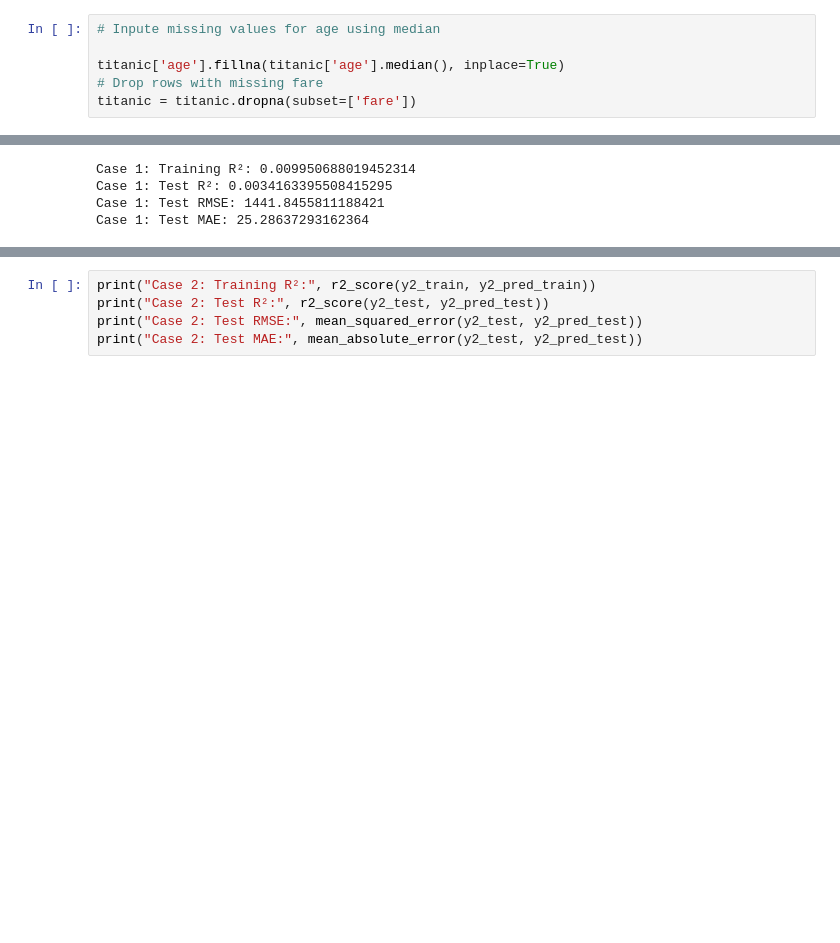
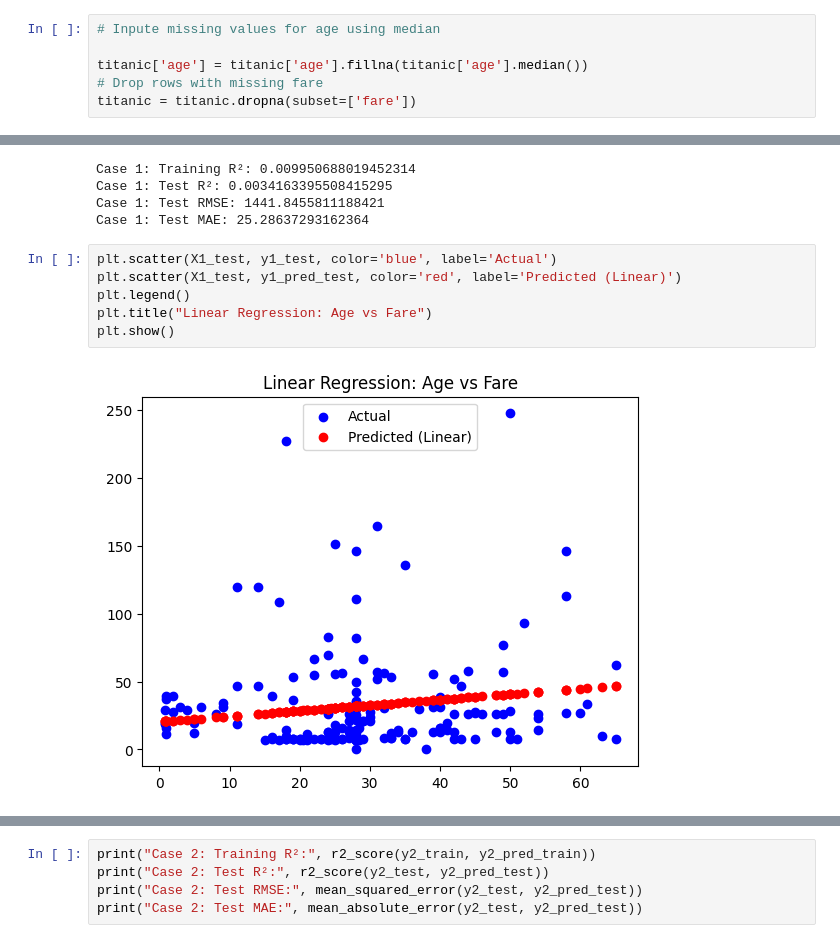
Before and after one commit to hrawp/applied-ml-hrawp, a Jupyter notebook: notebooks/project04/ml04__aaron.ipynb, the cells around one changed output, grey strips where cells are left out. Cells and saved outputs as stored; diff of their text form; blank space fills up the shorter version.

```diff
--- a/notebooks/project04/ml04__aaron.ipynb
+++ b/notebooks/project04/ml04__aaron.ipynb
@@ -115,6 +105,6 @@ alone         0.404744  1.000000
 # %%
 # Inpute missing values for age using median
 
-titanic['age'].fillna(titanic['age'].median(), inplace=True)
+titanic['age'] = titanic['age'].fillna(titanic['age'].median())
 # Drop rows with missing fare
 titanic = titanic.dropna(subset=['fare'])
@@ -235,3 +218,11 @@ Case 1: Training R²: 0.009950688019452314
 Case 1: Test R²: 0.0034163395508415295
 Case 1: Test RMSE: 1441.8455811188421
 Case 1: Test MAE: 25.28637293162364
+# %%
+plt.scatter(X1_test, y1_test, color='blue', label='Actual')
+plt.scatter(X1_test, y1_pred_test, color='red', label='Predicted (Linear)')
+plt.legend()
+plt.title("Linear Regression: Age vs Fare")
+plt.show()
+# %% [output]
+[figure, added]
```
Also changed, not shown: parts of 35 cells of this notebook.
